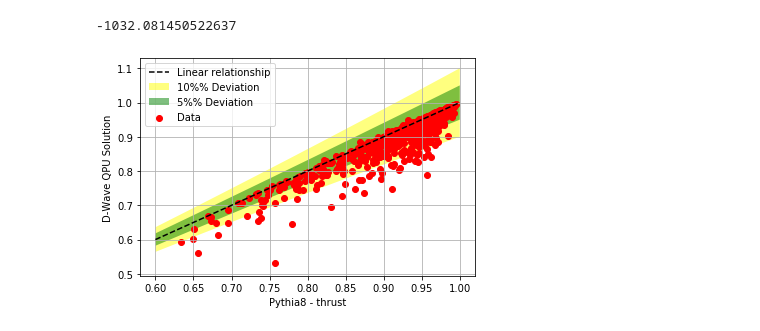
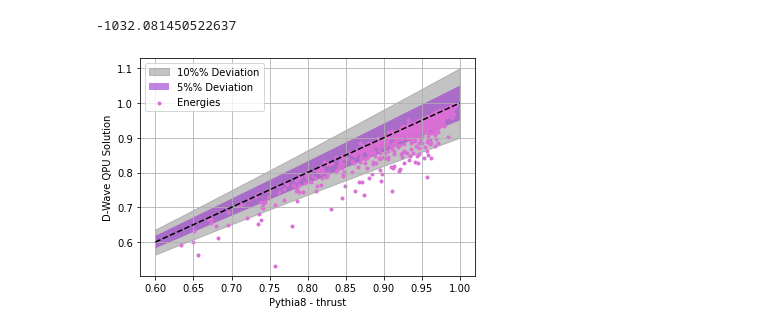
Before and after one commit to delgadoandrea/quantumjets, a Jupyter notebook: qubo_iterative.ipynb, the cells around one changed output. Drawn from its saved outputs; the diff is of its cells as text; code cells hidden in the pictures.

Commit message:
First round of plots for document

```diff
--- a/qubo_iterative.ipynb
+++ b/qubo_iterative.ipynb
@@ -142,7 +142,7 @@ def truncate(f, n):
     return math.floor(f * 10 ** n) / 10 ** n
 # %%
 pat = re.compile(r"\s+")
-f = open("/home/andrea/pythiaEvents/Pythia8Results.dat", 'r')
+f = open("/Users/1zd/quantumjets/pythiaEvents/Pythia8Results.dat", 'r')
 # %%
 g = list(zip(*[ pat.sub(" ",x.strip()).split() for x in f]))
 # %%
@@ -152,7 +152,7 @@ thr = np.array([ float(x) for x in g[2]])
 niter = np.array([ int(x) for x in g[3]])
 # %%
 pat2 = re.compile(r"\s+")
-fd = open("/home/andrea/pythiaEvents/IterRemVarResults.dat", 'r')
+fd = open("/Users/1zd/quantumjets/pythiaEvents/IterRemVarResults.dat", 'r')
 # %%
 g2 = list(zip(*[ pat2.sub(" ",x.strip()).split() for x in fd]))
 # %%
@@ -160,32 +160,38 @@ it = np.array([ float(x) for x in g2[0]])
 # %%
 fig, ax = plt.subplots()
 x_data = np.linspace(0.6, 1.0, 10)
 
 a = list(zip(x_data, x_data))
 sigma = 0.1
 
 lower_bound = []
 upper_bound = []
 lower_bound5 = []
 upper_bound5 = []
 
 for i in range(len(x_data)):
     lower_bound.append(x_data[i]*(1-sigma*x_data[i]))
     upper_bound.append(x_data[i]*(1+sigma*x_data[i]))
     lower_bound5.append(x_data[i]*(1-0.05*x_data[i]))
     upper_bound5.append(x_data[i]*(1+0.05*x_data[i]))
 
 ax.grid()
-ax.fill_between(x_data, lower_bound, upper_bound, facecolor='yellow', alpha=0.5,label='10%% Deviation')
-ax.fill_between(x_data, lower_bound5, upper_bound5, facecolor='green', alpha=0.5,label='5%% Deviation')
-ax.plot(x_data,x_data, color='black', ls='--', label='Linear relationship')
-ax.scatter(thr, it, color='red', label='Data')
+
+#ax.fill_between(x_data, lower_bound, upper_bound, facecolor='yellow', alpha=0.5,label='10%% Deviation')
+#ax.fill_between(x_data, lower_bound5, upper_bound5, facecolor='green', alpha=0.5,label='5%% Deviation')
+#ax.plot(x_data,x_data, color='black', ls='--', label='Linear relationship')
+#ax.scatter(thr, it, color='red', label='Data')
+
+ax.fill_between(x_data, lower_bound, upper_bound, alpha=0.5, edgecolor='#888888', facecolor='#888888', label='10%% Deviation')
+ax.fill_between(x_data, lower_bound5, upper_bound5, facecolor='darkorchid', alpha=0.6,label='5%% Deviation')
+ax.plot(x_data,x_data, color='black', ls='--')
+ax.scatter(thr, it, color='orchid', marker = '.', label='Energies')
 #plt.plot(x_data, lower_bound, color='black',ls='--')
 ax.set_xlabel('Pythia8 - thrust')
 ax.set_ylabel('D-Wave QPU Solution')
 ax.legend(loc='upper left')
 
-#plt.savefig('plots/DWave1k.png')
+plt.savefig('plots/iter_removal.png')
 plt.show()
 # %% [output]
-[figure, old version]
+[figure, new version]
```
Also changed, not shown: 16 other files.
